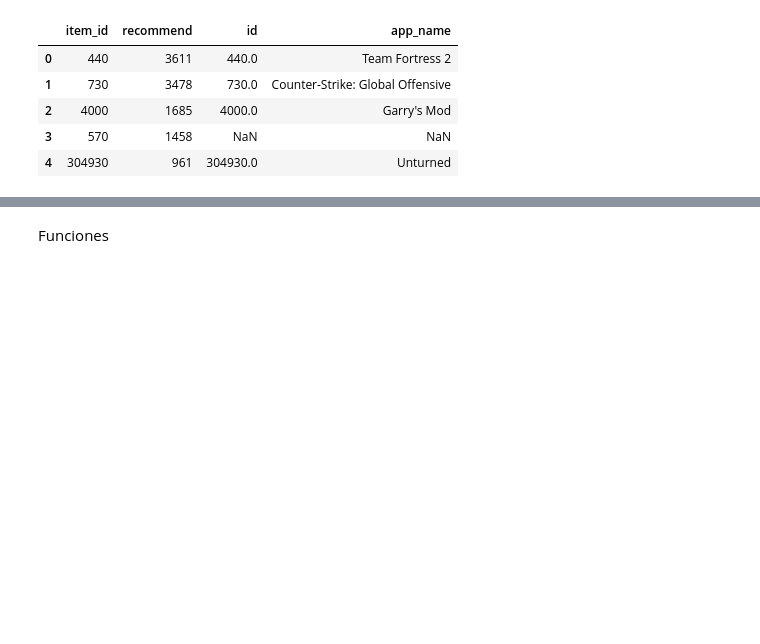
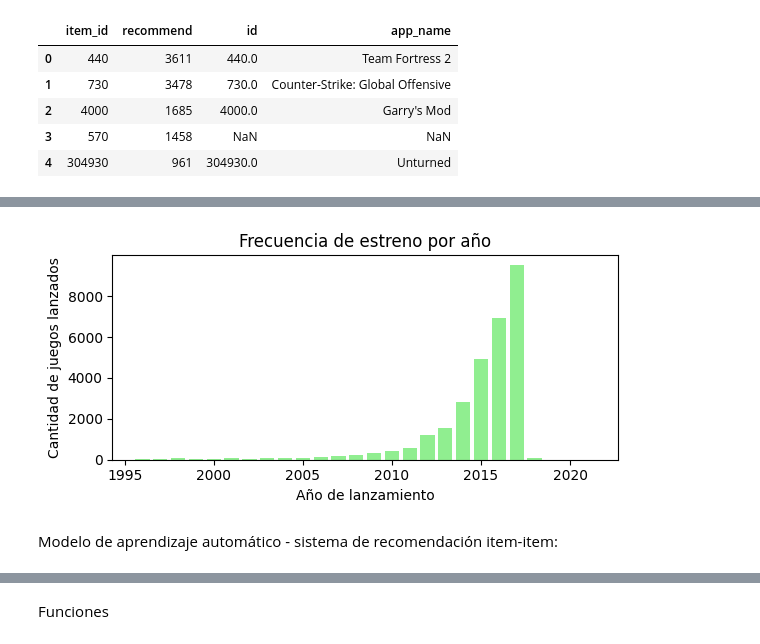
Before and after one commit to bschutt/Bschutt_PI_ML_OPS, a Jupyter notebook: EDA_ETL_PI01.ipynb, the cells around one changed output, grey strips where cells are left out. Cells and saved outputs as stored; diff of their text form; code cells hidden in the pictures; blank space fills up the shorter version.

```diff
--- a/EDA_ETL_PI01.ipynb
+++ b/EDA_ETL_PI01.ipynb
@@ -390,0 +431,12 @@ Tomamos una muestra aleatoria para probar la función que recomienda juegos seg
+# %%
+# En que año se lanzaron más juegos
+# Hago una copia del df original
+df_games_copy = df_games.copy()
+#Convierte la columna release date al formato de fecha y elimina las filas con NaN.
+df_games_copy["release_date"] =pd.to_datetime(df_games_copy["release_date"], errors = "coerce")
+# Crea una nueva columna release_year que contiene el año de lanzamiento de cada juego
+df_games_copy["release_year"]= df_games_copy["release_date"].dt.to_period("Y")
+#Realiza el cálculo de la cantidad de juegos lanzados por mes
+cantidad_de_juegos_lanzados_por_año= df_games_copy.groupby("release_year").size().reset_index(name= "Cantidad de juegos")
+# Se creó un nuevo df con la cantidad de juegos lanzados por mes
+cantidad_de_juegos_lanzados_por_año.head()
@@ -390,0 +450,21 @@ Tomamos una muestra aleatoria para probar la función que recomienda juegos seg
+# %%
+# Seleccionamos los últimos 25 años
+ultimos_veinticinco_años= cantidad_de_juegos_lanzados_por_año
+# Crear un gráfico de barras apiladas
+plt.figure(figsize=(6,3))
+#Extraer los años y cantidad de juegos
+años= ultimos_veinticinco_años["release_year"].dt.year.astype(int)
+cantidad_de_juegos = ultimos_veinticinco_años["Cantidad de juegos"]
+plt.bar(años, cantidad_de_juegos, color= "lightgreen")
+# Configurar los ejes
+plt.xlabel("Año de lanzamiento")
+plt.ylabel("Cantidad de juegos lanzados")
+plt.title("Frecuencia de estreno por año")
+
+# Visualizamos el gráfico
+plt.tight_layout()
+plt.show()
+# %% [output]
+[figure, added]
+# %% [markdown]
+Modelo de aprendizaje automático - sistema de recomendación item-item:
```
Also changed, not shown: parts of 19 cells of this notebook, 1 other file.
